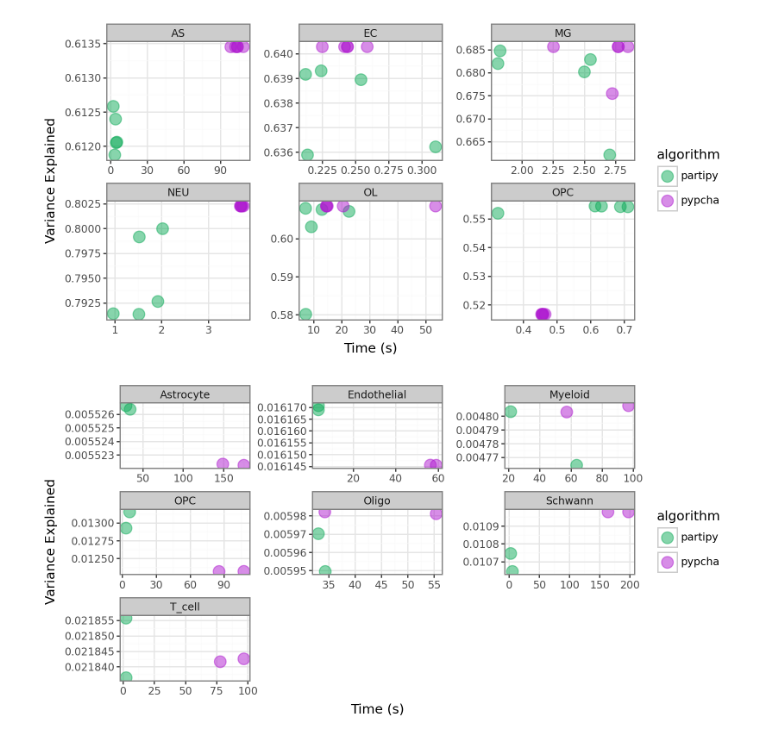
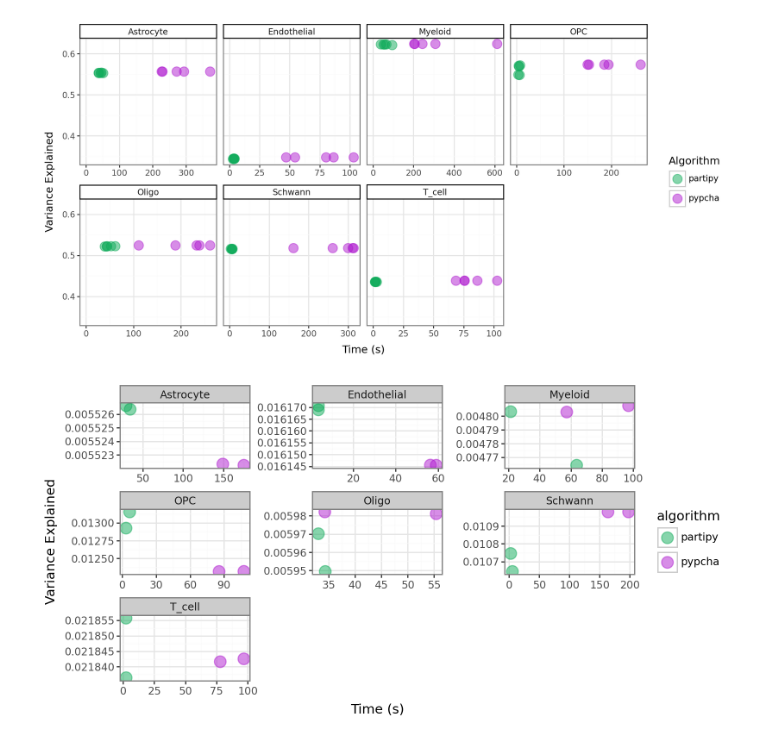
Before and after one commit to saezlab/ParTIpy_paper, a Jupyter notebook: code/misc/tmp.ipynb, the cells around one changed output. Saved outputs shown, nothing was run; the diff lists cells and outputs as text; code cells hidden in the pictures.

Commit message:
adding comparisong between ParTIpy and py_pcha

```diff
--- a/code/misc/tmp.ipynb
+++ b/code/misc/tmp.ipynb
@@ -2,42 +2,46 @@
 import pandas as pd
 import plotnine as pn
 
-result_df = pd.read_csv("/home/pschaefer/sds-hd/sd22b002/projects/ParTIpy_paper/output/ms_pypcha/results.csv")
+result_df = pd.read_csv("/home/pschaefer/sds-hd/sd22b002/projects/ParTIpy_paper/output/mx_xenium_pypcha/results.csv")
 
 df_plot = result_df[
     [
         "partipy_time_mean",
         "pypcha_time_mean",
         "partipy_varexpl_mean",
         "pypcha_varexpl_mean",
         "celltype",
         "seed",
     ]
 ]
 df_plot = df_plot.melt(id_vars=["celltype", "seed"])
 df_plot["algorithm"] = [v.split("_")[0] for v in df_plot["variable"]]
 df_plot["statistic"] = [v.split("_")[1] for v in df_plot["variable"]]
 df_plot = df_plot.drop(columns=["variable"])
 df_plot = df_plot.pivot(
     index=["celltype", "algorithm", "seed"], columns="statistic", values="value"
 )
 df_plot = df_plot.reset_index()
 
 color_map = {"partipy": "#10AC5B", "pypcha": "#B01CD1"}
 
 p = (
     pn.ggplot(df_plot)
     + pn.geom_point(pn.aes(x="time", y="varexpl", color="algorithm"), size=5, alpha=0.5)
-    + pn.facet_wrap("celltype", scales="free")
+    + pn.facet_wrap("celltype", scales="free_x", ncol=4)
     + pn.scale_color_manual(values=color_map)
     + pn.theme_bw()
-    + pn.theme(figure_size=(8, 4))
-    + pn.labs(x="Time (s)", y="Variance Explained")
+    + pn.theme(
+        figure_size=(10, 5),
+        strip_background=pn.element_rect(fill="none", color="black")
+    )
+    + pn.labs(x="Time (s)", y="Variance Explained", color="Algorithm")
+    + pn.xlim(0, None)
 )
 
 p.show()
 # %% [output]
-[figure, old version]
+[figure, new version]
 # %%
 import pandas as pd
 import plotnine as pn
```
Also changed, not shown: 6 other files.
